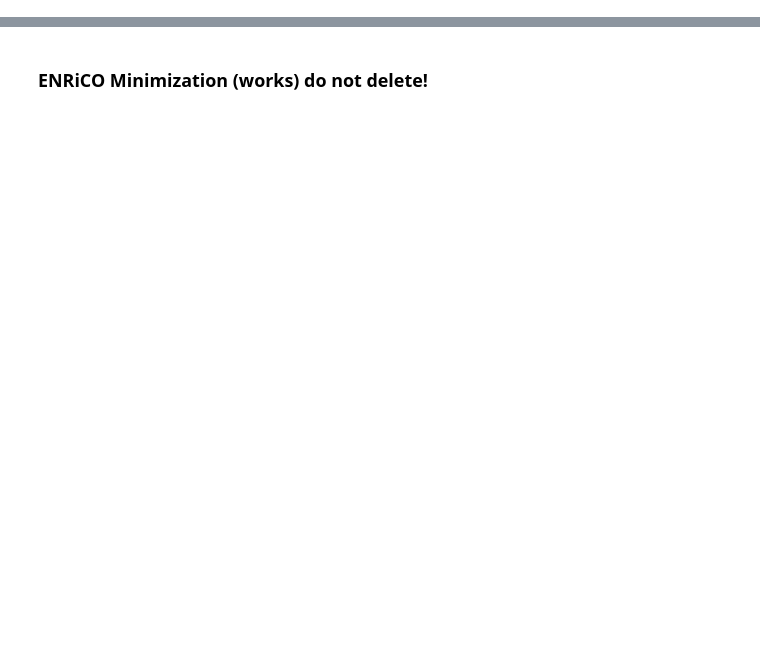
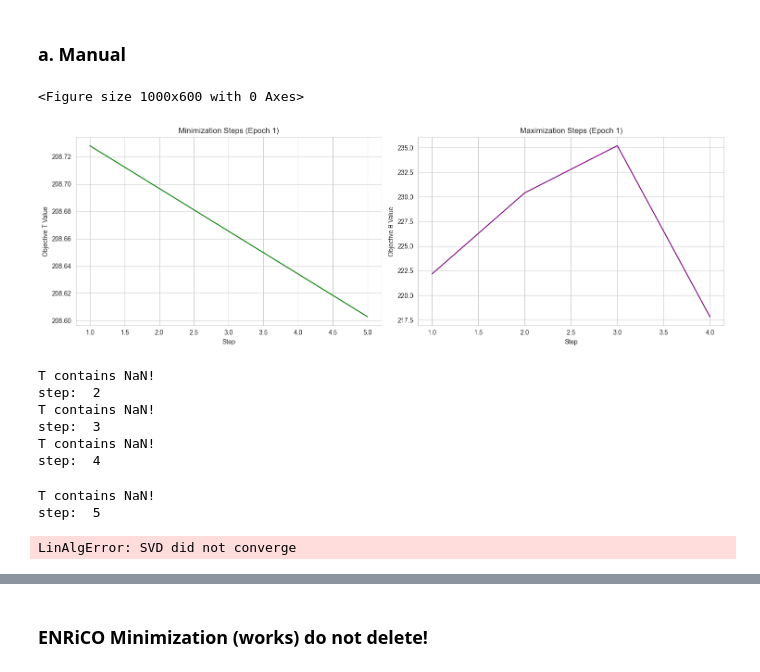
Before and after one commit to yfelekis/DiRoCA, a Jupyter notebook: erica_gelbrich_optimisation.ipynb, the cells around one changed output, grey strips where cells are left out. Cells and saved outputs as stored; diff of their text form; code cells hidden in the pictures; blank space fills up the shorter version.

```diff
--- a/erica_gelbrich_optimisation.ipynb
+++ b/erica_gelbrich_optimisation.ipynb
@@ -26,7 +28,7 @@ np.random.seed(0)
 # %%
-experiment       = 'synth1'
-abduction        = False
-coeff_estimation = False
+experiment       = 'little_lucas'
+abduction        = True
+coeff_estimation = True
 
 # Define the radius of the Wasserstein balls (epsilon, delta) and the size for both models.
 epsilon, delta           = params.radius[experiment]
@@ -335,7 +97,7 @@ def handle_nans(matrix, replacement_value=0.0):
         matrix = torch.nan_to_num(matrix, nan=replacement_value)
     return matrix
 # %%
-def grad_mu_L(T, mu_L, mu_H, LLmodels, HLmodels, lambda_L, hat_mu_L):
+def compute_grad_mu_L(T, mu_L, mu_H, LLmodels, HLmodels, lambda_L, hat_mu_L):
 
     sum_term     = torch.zeros_like(mu_L)
     for n, iota in enumerate(Ill):
@@ -348,10 +110,9 @@ def grad_mu_L(T, mu_L, mu_H, LLmodels, HLmodels, lambda_L, hat_mu_L):
     reg_term     = 2 * lambda_L * (mu_L - hat_mu_L) # reg_term = -2 * lambda_L * (mu_L - hat_mu_L)
     grad_mu_L = (2 / (len(Ill))) * sum_term + reg_term
 
-    print(f"grad_mu_L: {torch.norm(grad_mu_L)}")
     return grad_mu_L
 
-def grad_mu_H(T, mu_L, mu_H, LLmodels, HLmodels, lambda_H, hat_mu_H):
+def compute_grad_mu_H(T, mu_L, mu_H, LLmodels, HLmodels, lambda_H, hat_mu_H):
 
     sum_term     = torch.zeros_like(mu_H)
     for n, iota in enumerate(Ill):
@@ -364,11 +125,10 @@ def grad_mu_H(T, mu_L, mu_H, LLmodels, HLmodels, lambda_H, hat_mu_H):
     reg_term     = 2 * lambda_H * (mu_H - hat_mu_H) # reg_term = -2 * lambda_H * (mu_H - hat_mu_H)
     grad_mu_H = (2 / len(Ill)) * sum_term + reg_term
 
-    print(f"grad_mu_H: {torch.norm(grad_mu_H)}")
     return grad_mu_H
 
 
-def grad_Sigma_L_half(T, Sigma_L, LLmodels, lambda_L, hat_Sigma_L):
+def compute_grad_Sigma_L_half(T, Sigma_L, LLmodels, lambda_L, hat_Sigma_L):
 
     sum_term         = torch.zeros_like(Sigma_L)
     for n, iota in enumerate(Ill):
@@ -385,7 +145,7 @@ def grad_Sigma_L_half(T, Sigma_L, LLmodels, lambda_L, hat_Sigma_L):
 
     return grad_Sigma_L
 
-def grad_Sigma_H_half(T, Sigma_H, HLmodels, lambda_H, hat_Sigma_H):
+def compute_grad_Sigma_H_half(T, Sigma_H, HLmodels, lambda_H, hat_Sigma_H):
 
     sum_term            = torch.zeros_like(Sigma_H)
     for n, iota in enumerate(Ill):
@@ -639,7 +404,7 @@ def run_optimization(theta_hatL, theta_hatH, initial_theta,
     T           = torch.randn(mu_H.shape[0], mu_L.shape[0], requires_grad=True)
     optimizer_T = torch.optim.Adam([T], lr=eta_min, eps=1e-8, amsgrad=True)
     condition_num_list = []
-    condition_num_list.append(oput.condition_number(T.detach().numpy()))
+    condition_num_list.append(evut.condition_number(T.detach().numpy()))
     previous_objective = float('inf')
     epoch_objectives   = {'T_objectives_overall': [], 'theta_objectives_overall': []}
     for epoch in tqdm(range(max_iter)):
@@ -651,7 +416,7 @@ def run_optimization(theta_hatL, theta_hatH, initial_theta,
                                                               lambda_L, lambda_H, hat_mu_L, hat_mu_H, hat_Sigma_L, hat_Sigma_H,
                                                             epsilon, delta, num_steps_min, optimizer_T, seed, xavier=False)
 
-        condition_num_list.append(oput.condition_number(T_new.detach().numpy()))
+        condition_num_list.append(evut.condition_number(T_new.detach().numpy()))
         # Store objective
         inner_loop_objectives['min_objectives'] = T_objectives_epoch
         epoch_objectives['T_objectives_overall'].append(objective_T)
@@ -717 +500,42 @@ seed = 23
+# %% [markdown]
+### a. Manual
+# %%
+params_erica =  {
+                    'theta_hatL': theta_hatL,
+                    'theta_hatH': theta_hatH,
+                    'initial_theta': 'random',
+                    'epsilon': epsilon,
+                    'delta': delta,
+                    'lambda_L': .9,
+                    'lambda_H': .9,
+                    'lambda_param_L': .3,
+                    'lambda_param_H': .3,
+                    'eta_max': 0.0001,
+                    'eta_min': 0.0001,
+                    'max_iter': 10,
+                    'num_steps_min': 5,
+                    'num_steps_max': 4,
+                    'proximal_grad': False,
+                    'tol': 1e-5,
+                    'seed': seed,
+                    'robust_L': True,
+                    'robust_H': True,
+                    'plot_steps': True,
+                    'plot_epochs': False,
+                    'display_results': True
+                }
+
+params_Lerica, params_Herica, T_erica, inobjs, epobjs, condition_num_list = run_optimization(**params_erica)
+# %% [output]
+<Figure size 1000x600 with 0 Axes>
+[figure, added]
+T contains NaN!
+step:  2
+T contains NaN!
+step:  3
+T contains NaN!
+step:  4
+T contains NaN!
+step:  5
+LinAlgError: SVD did not converge
 # %%
```
Also changed, not shown: parts of 32 cells of this notebook, 15 other files.
